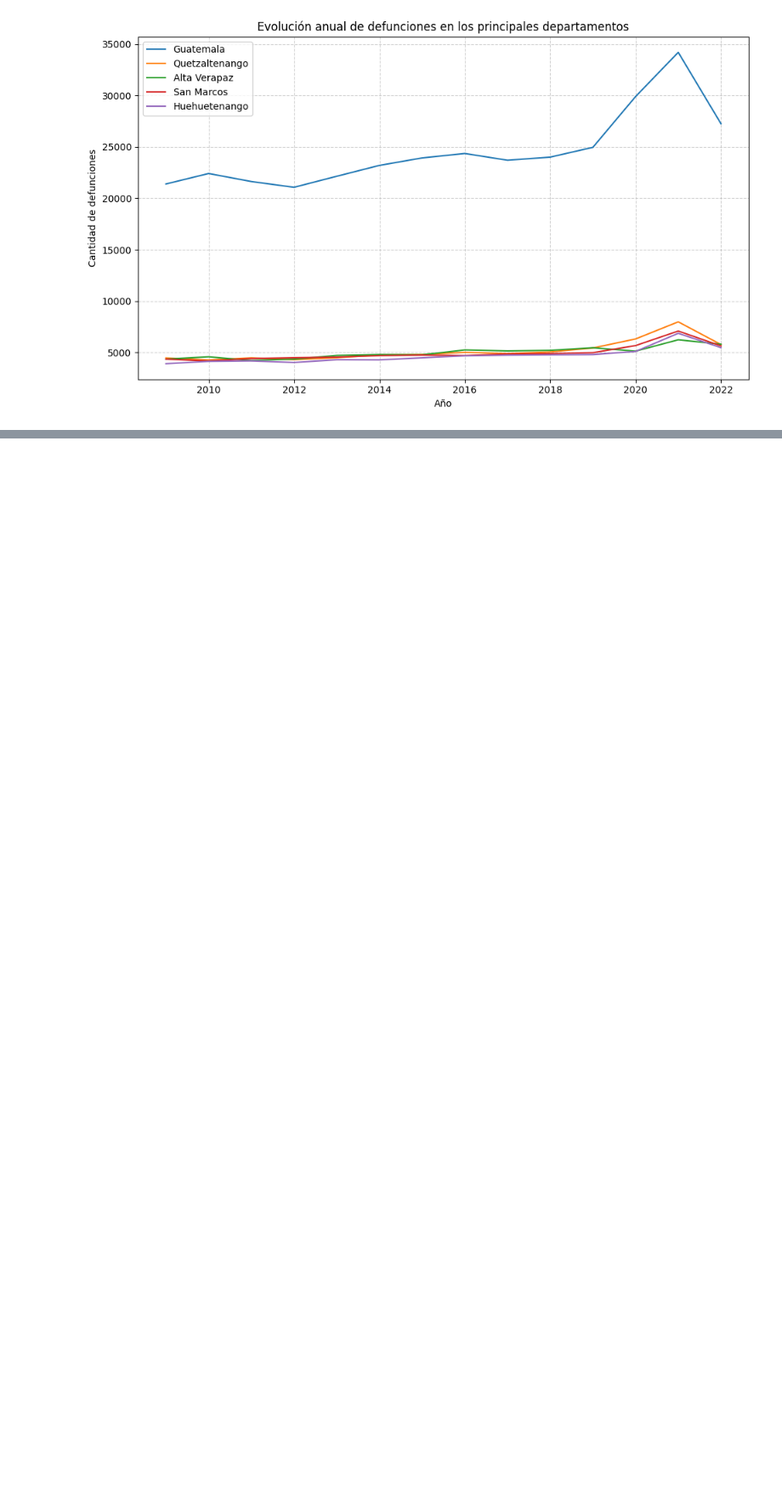
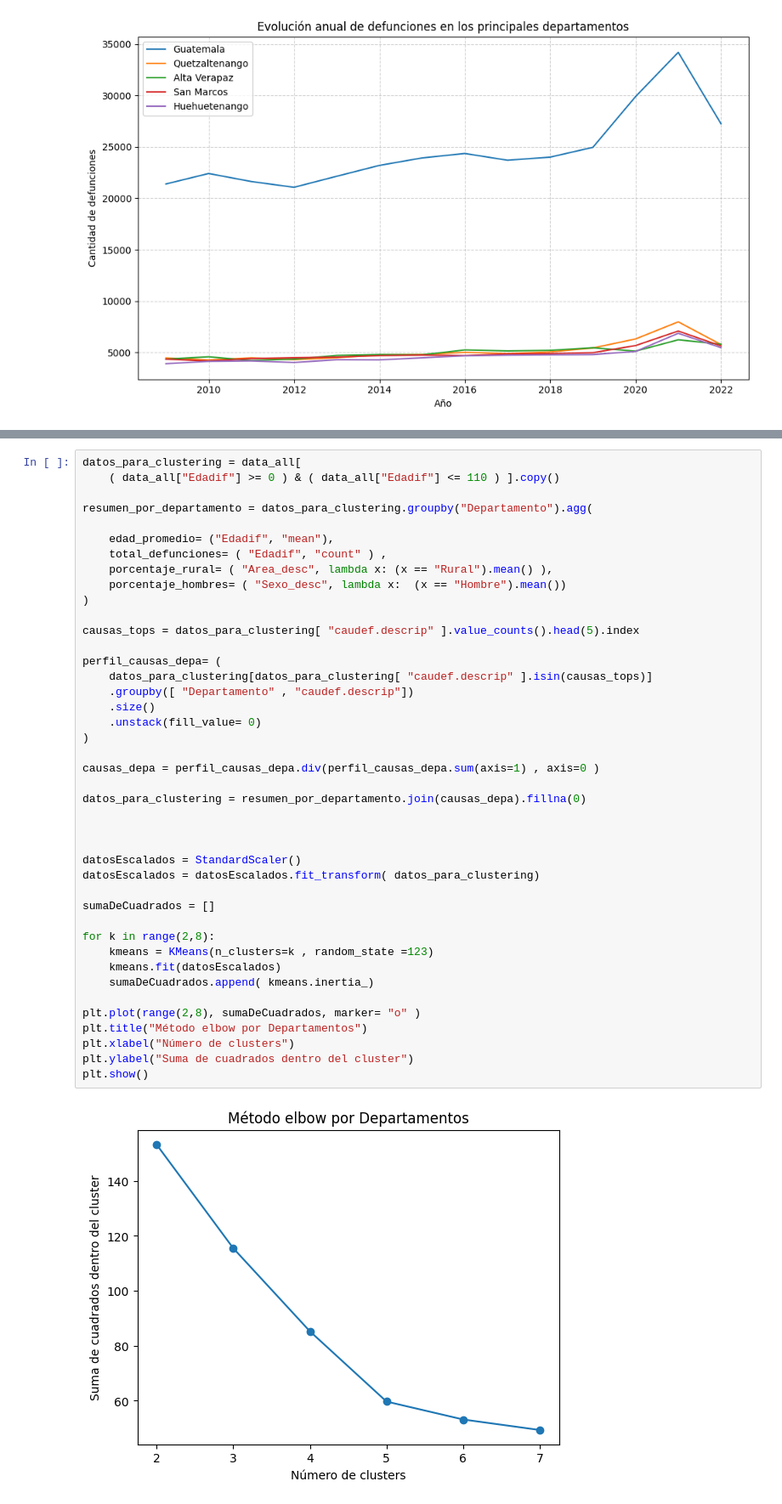
Before and after one commit to agabrielMej/Proyecto-MD-Grupo-2, a Jupyter notebook: notebooks/01_exploracion.ipynb, the cells around one changed output, grey strips where cells are left out. Shown at 85% size. Drawn from its saved outputs; the diff is of its cells as text; blank space fills up the shorter version.

Commit message:
clustering

```diff
--- a/notebooks/01_exploracion.ipynb
+++ b/notebooks/01_exploracion.ipynb
@@ -470,0 +492,44 @@ plt.show()
+# %%
+datos_para_clustering = data_all[
+    ( data_all["Edadif"] >= 0 ) & ( data_all["Edadif"] <= 110 ) ].copy()
+
+resumen_por_departamento = datos_para_clustering.groupby("Departamento").agg(
+
+    edad_promedio= ("Edadif", "mean"),
+    total_defunciones= ( "Edadif", "count" ) ,
+    porcentaje_rural= ( "Area_desc", lambda x: (x == "Rural").mean() ),
+    porcentaje_hombres= ( "Sexo_desc", lambda x:  (x == "Hombre").mean())
+)
+
+causas_tops = datos_para_clustering[ "caudef.descrip" ].value_counts().head(5).index
+
+perfil_causas_depa= (
+    datos_para_clustering[datos_para_clustering[ "caudef.descrip" ].isin(causas_tops)]
+    .groupby([ "Departamento" , "caudef.descrip"])
+    .size()
+    .unstack(fill_value= 0)
+)
+
+causas_depa = perfil_causas_depa.div(perfil_causas_depa.sum(axis=1) , axis=0 )
+
+datos_para_clustering = resumen_por_departamento.join(causas_depa).fillna(0)
+
+
+
+datosEscalados = StandardScaler()
+datosEscalados = datosEscalados.fit_transform( datos_para_clustering)
+
+sumaDeCuadrados = []
+
+for k in range(2,8):
+    kmeans = KMeans(n_clusters=k , random_state =123)
+    kmeans.fit(datosEscalados)
+    sumaDeCuadrados.append( kmeans.inertia_)
+
+plt.plot(range(2,8), sumaDeCuadrados, marker= "o" )
+plt.title("Método elbow por Departamentos")
+plt.xlabel("Número de clusters")
+plt.ylabel("Suma de cuadrados dentro del cluster")
+plt.show()
+# %% [output]
+[figure, added]
```
Also changed, not shown: parts of 6 cells of this notebook.
